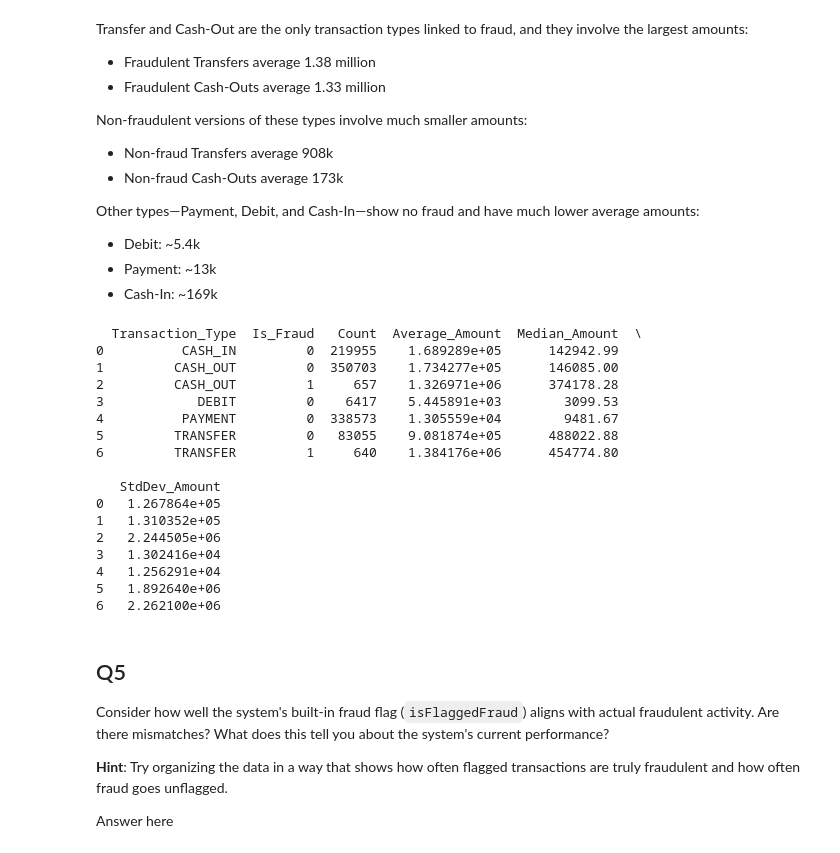
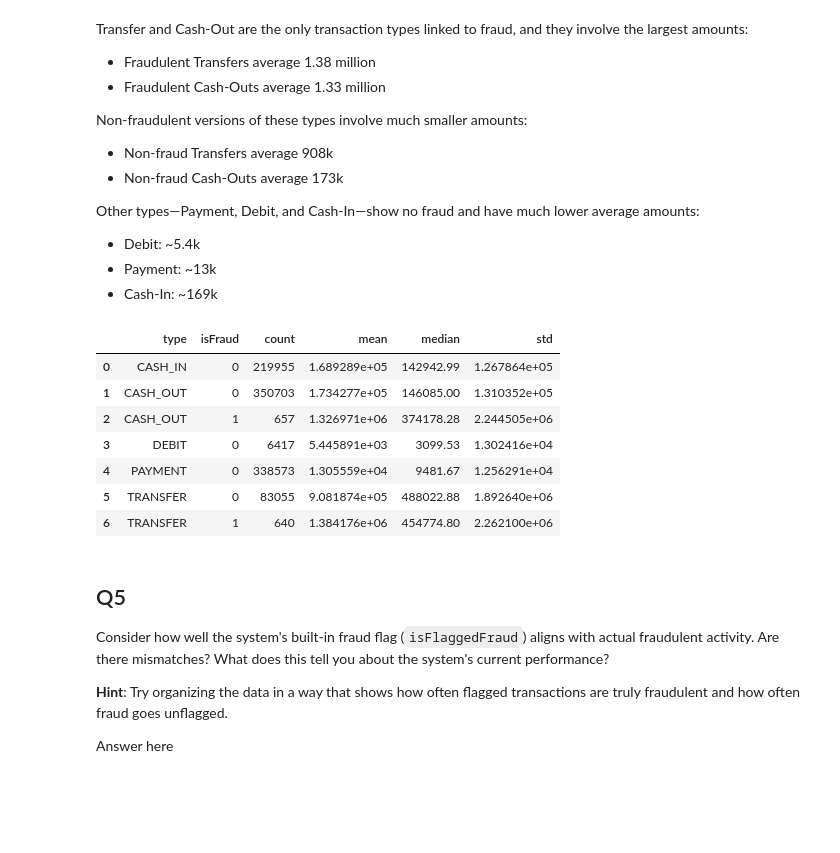
Before and after one commit to NadyaT-hub/Fraud-Detection-T-Lab, a Jupyter notebook: notebooks/eda.ipynb, the cells around one changed output. Cells and saved outputs as stored; diff of their text form; code cells hidden in the pictures; blank space fills up the shorter version.

```diff
--- a/notebooks/eda.ipynb
+++ b/notebooks/eda.ipynb
@@ -236,31 +220,17 @@ Other types—Payment, Debit, and Cash-In—show no fraud and have much lower av
 - Payment: ~13k
 - Cash-In: ~169k
 # %%
-grouped = transactions.groupby(['type', 'isFraud'])['amount'].agg(['count', 'mean', 'median', 'std']).reset_index()
-
-# Rename columns for clarity
-grouped.columns = ['Transaction_Type', 'Is_Fraud', 'Count', 'Average_Amount', 'Median_Amount', 'StdDev_Amount']
-
-# Display the summary
-print(grouped)
+sum_transactions = transactions.groupby(['type', 'isFraud'])['amount'].agg(['count', 'mean', 'median', 'std']).reset_index()
+sum_transactions
 # %% [output]
-  Transaction_Type  Is_Fraud   Count  Average_Amount  Median_Amount  \
-0          CASH_IN         0  219955    1.689289e+05      142942.99
-1         CASH_OUT         0  350703    1.734277e+05      146085.00
-2         CASH_OUT         1     657    1.326971e+06      374178.28
-3            DEBIT         0    6417    5.445891e+03        3099.53
-4          PAYMENT         0  338573    1.305559e+04        9481.67
-5         TRANSFER         0   83055    9.081874e+05      488022.88
-6         TRANSFER         1     640    1.384176e+06      454774.80
-
-   StdDev_Amount
-0   1.267864e+05
-1   1.310352e+05
-2   2.244505e+06
-3   1.302416e+04
-4   1.256291e+04
-5   1.892640e+06
-6   2.262100e+06
+|  | type | isFraud | count | mean | median | std |
+| 0 | CASH_IN | 0 | 219955 | 1.689289e+05 | 142942.99 | 1.267864e+05 |
+| 1 | CASH_OUT | 0 | 350703 | 1.734277e+05 | 146085.00 | 1.310352e+05 |
+| 2 | CASH_OUT | 1 | 657 | 1.326971e+06 | 374178.28 | 2.244505e+06 |
+| 3 | DEBIT | 0 | 6417 | 5.445891e+03 | 3099.53 | 1.302416e+04 |
+| 4 | PAYMENT | 0 | 338573 | 1.305559e+04 | 9481.67 | 1.256291e+04 |
+| 5 | TRANSFER | 0 | 83055 | 9.081874e+05 | 488022.88 | 1.892640e+06 |
+| 6 | TRANSFER | 1 | 640 | 1.384176e+06 | 454774.80 | 2.262100e+06 |
 # %% [markdown]
 ## Q5
 
```
Also changed, not shown: parts of 11 cells of this notebook, 3 other files.
